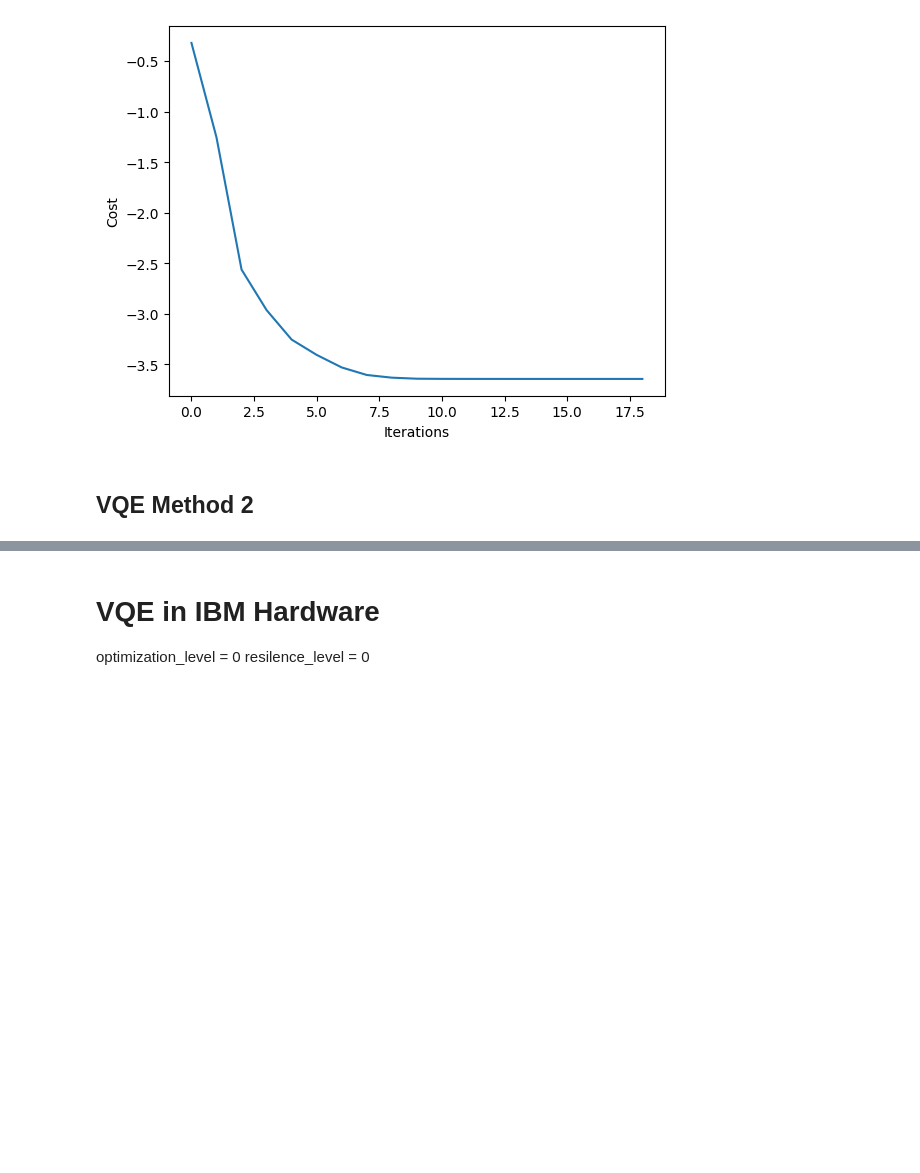
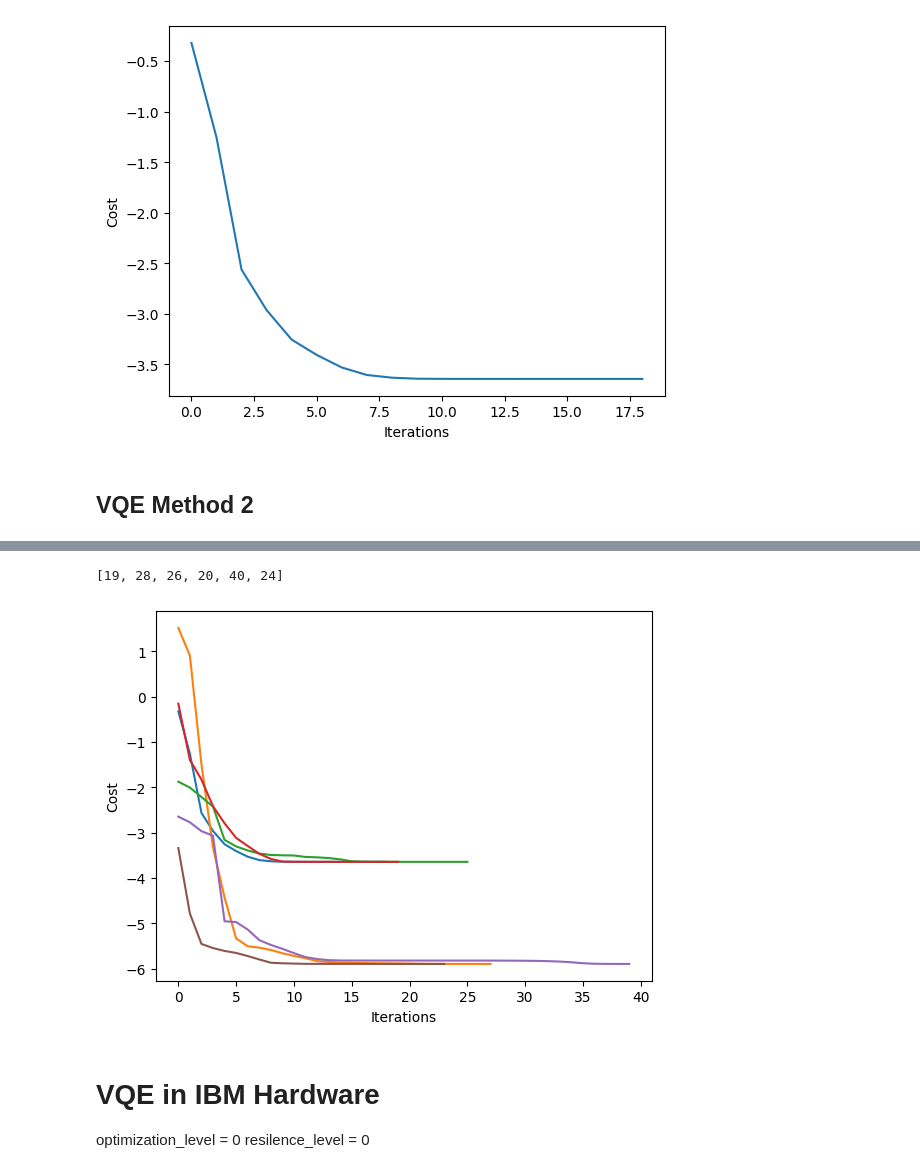
Before and after one commit to BrainConnection/Quantum_Algorithm, a Jupyter notebook: 1. TFIM VQE.ipynb, the cells around one changed output, grey strips where cells are left out. Saved outputs shown, nothing was run; the diff lists cells and outputs as text; code cells hidden in the pictures; blank space fills up the shorter version.

```diff
--- a/1. TFIM VQE.ipynb
+++ b/1. TFIM VQE.ipynb
@@ -433,8 +433,9 @@ plt.draw()
 ## VQE Method 2
 # %%
 ground_energy = 0
-
-for k in range(8):
+cost_history_list = []
+callback_iter_list = []
+for k in range(6):
 
   callback_dict = {
     "prev_vector": None,
@@ -448,7 +449,7 @@ for k in range(8):
   callback = build_callback(ansatz, hamiltonian, estimator, callback_dict)
 
   options = dict()
-  options["maxiter"] = 50
+  options["maxiter"] = 40
   options["disp"] = True
 
   res = minimize(
@@ -461,6 +462,9 @@ for k in range(8):
   )
 
   local_minimum_dict = callback_dict["cost_history"]
+  callback_iter_list.append(callback_dict["iters"])
+  cost_history_list.append(local_minimum_dict)
+
   local_minimum = local_minimum_dict[-1]
   print(local_minimum)
   print()
@@ -493,3 +503,20 @@ ground_energy
+# %%
+callback_iter_list
+# %% [output]
+[19, 28, 26, 20, 40, 24]
+# %%
+fig, ax = plt.subplots()
+ax.plot(range(callback_iter_list[0]), cost_history_list[0])
+ax.plot(range(callback_iter_list[1]), cost_history_list[1])
+ax.plot(range(callback_iter_list[2]), cost_history_list[2])
+ax.plot(range(callback_iter_list[3]), cost_history_list[3])
+ax.plot(range(callback_iter_list[4]), cost_history_list[4])
+ax.plot(range(callback_iter_list[5]), cost_history_list[5])
+ax.set_xlabel("Iterations")
+ax.set_ylabel("Cost")
+plt.draw()
+# %% [output]
+[figure, added]
 # %% [markdown]
 # VQE in IBM Hardware
 
```
Also changed, not shown: parts of 10 cells of this notebook.
